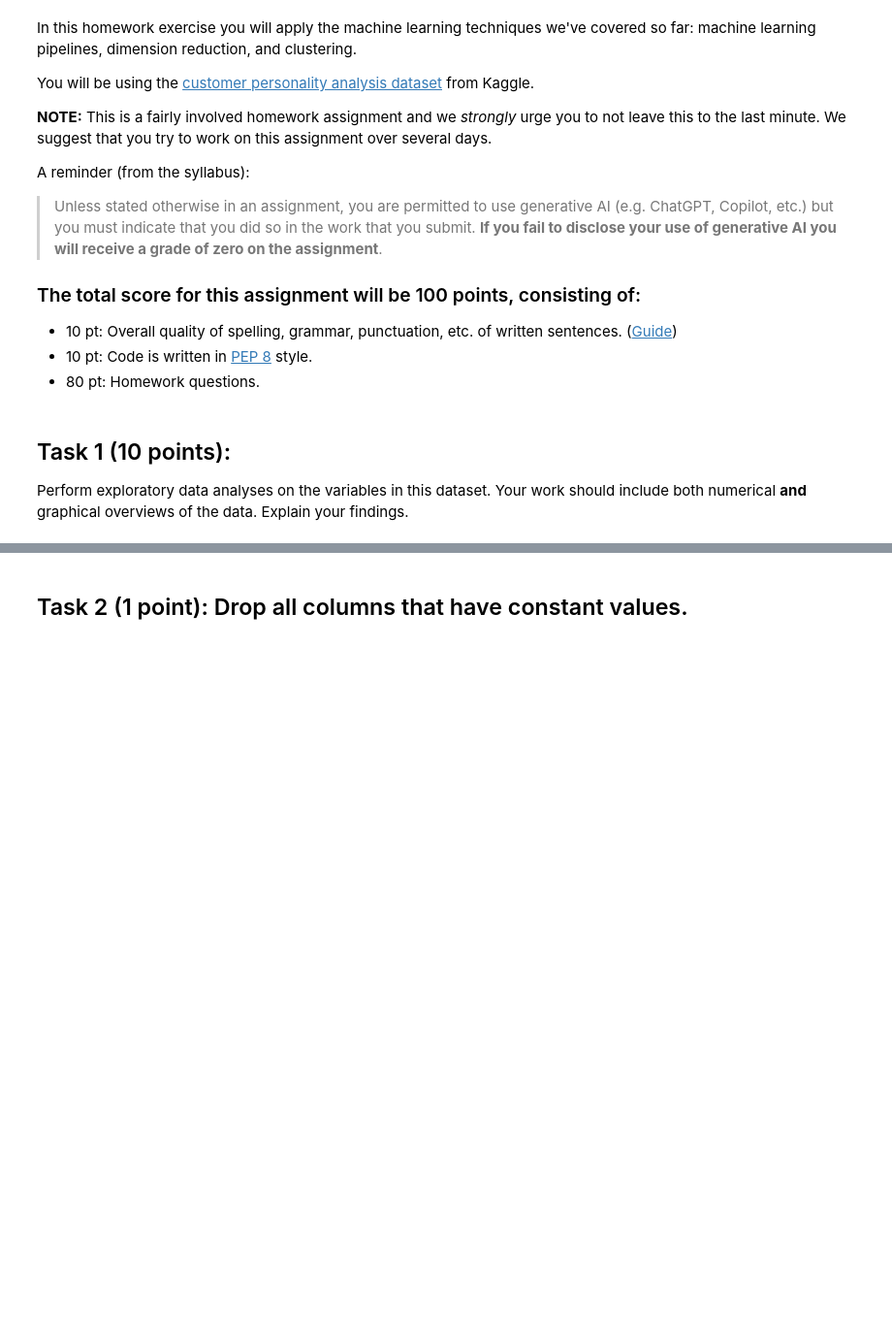
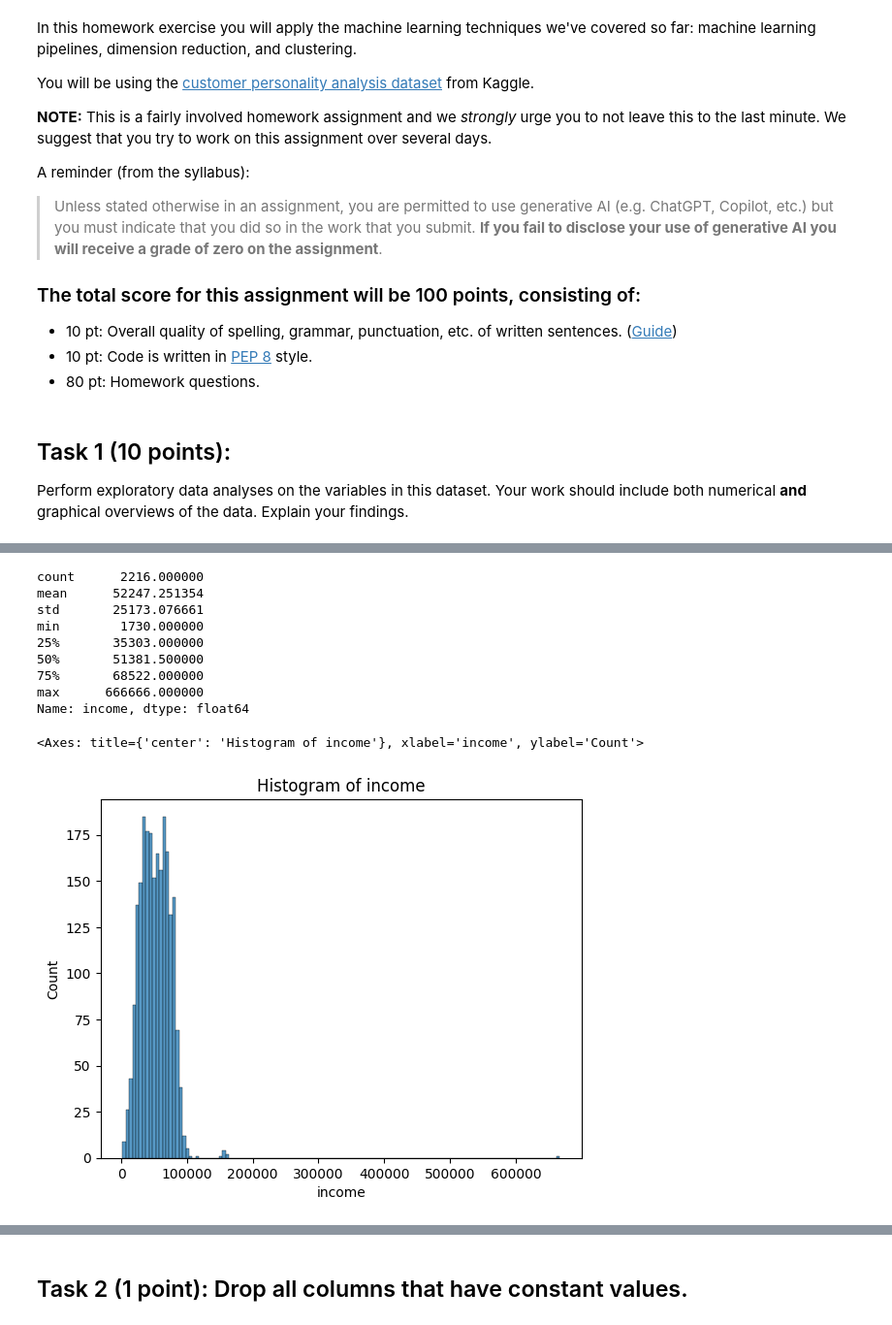
Before and after one commit to Mattcalcaterra/si618classwork, a Jupyter notebook: homework/SI_618_Homework_06.ipynb, the cells around one changed output, grey strips where cells are left out. Shown at 97% size. Cells and saved outputs as stored; diff of their text form; code cells hidden in the pictures; blank space fills up the shorter version.

```diff
--- a/homework/SI_618_Homework_06.ipynb
+++ b/homework/SI_618_Homework_06.ipynb
@@ -116,0 +180,14 @@ Insert your explanations and interpretations here. You may use multiple cells if
+# %%
+basic_histogram(customer_df["income"])
+# %% [output]
+count      2216.000000
+mean      52247.251354
+std       25173.076661
+min        1730.000000
+25%       35303.000000
+50%       51381.500000
+75%       68522.000000
+max      666666.000000
+Name: income, dtype: float64
+<Axes: title={'center': 'Histogram of income'}, xlabel='income', ylabel='Count'>
+[figure, added]
```
Also changed, not shown: parts of 16 cells of this notebook.
